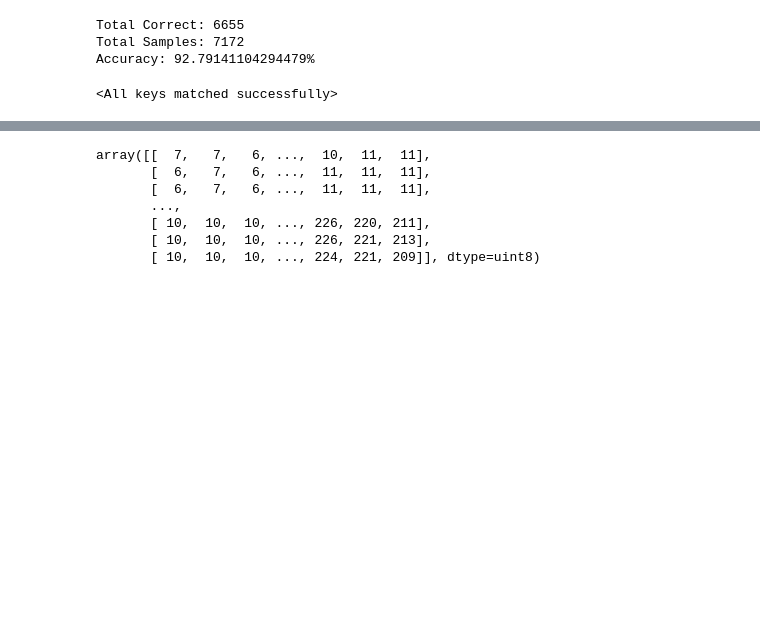
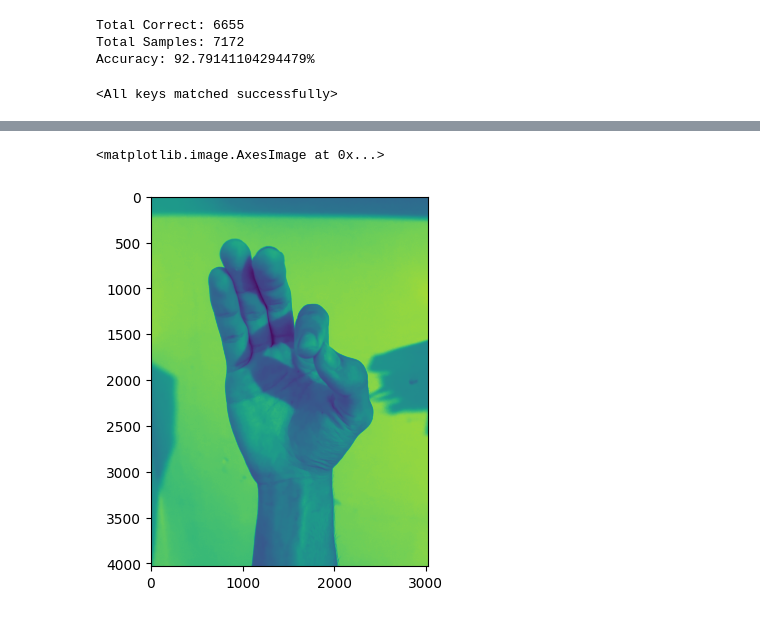
Before and after one commit to talfig/Sign-Language, a Jupyter notebook: Sign_Language.ipynb, the cells around one changed output, grey strips where cells are left out. Drawn from its saved outputs; the diff is of its cells as text; code cells hidden in the pictures; blank space fills up the shorter version.

```diff
--- a/Sign_Language.ipynb
+++ b/Sign_Language.ipynb
@@ -219,19 +207,13 @@ model.load_state_dict(state_dict)
 # %%
-img = cv2.imread('/content/boy_sign.jpg')
+image_path = '/content/IMG_5954.jpg'
+img = cv2.imread(image_path)
 
 gray_img = cv2.cvtColor(img, cv2.COLOR_BGR2GRAY)
 
-cv2.imwrite('gray_image.jpg', gray_img)
-
 # Display the grayscale image
-display(gray_img)
+plt.imshow(gray_img)
 # %% [output]
-array([[  7,   7,   6, ...,  10,  11,  11],
-       [  6,   7,   6, ...,  11,  11,  11],
-       [  6,   7,   6, ...,  11,  11,  11],
-       ...,
-       [ 10,  10,  10, ..., 226, 220, 211],
-       [ 10,  10,  10, ..., 226, 221, 213],
-       [ 10,  10,  10, ..., 224, 221, 209]], dtype=uint8)
+<matplotlib.image.AxesImage at 0x...>
+[figure, added]
 # %%
 # Load the image using OpenCV
```
Also changed, not shown: parts of 11 cells of this notebook.
